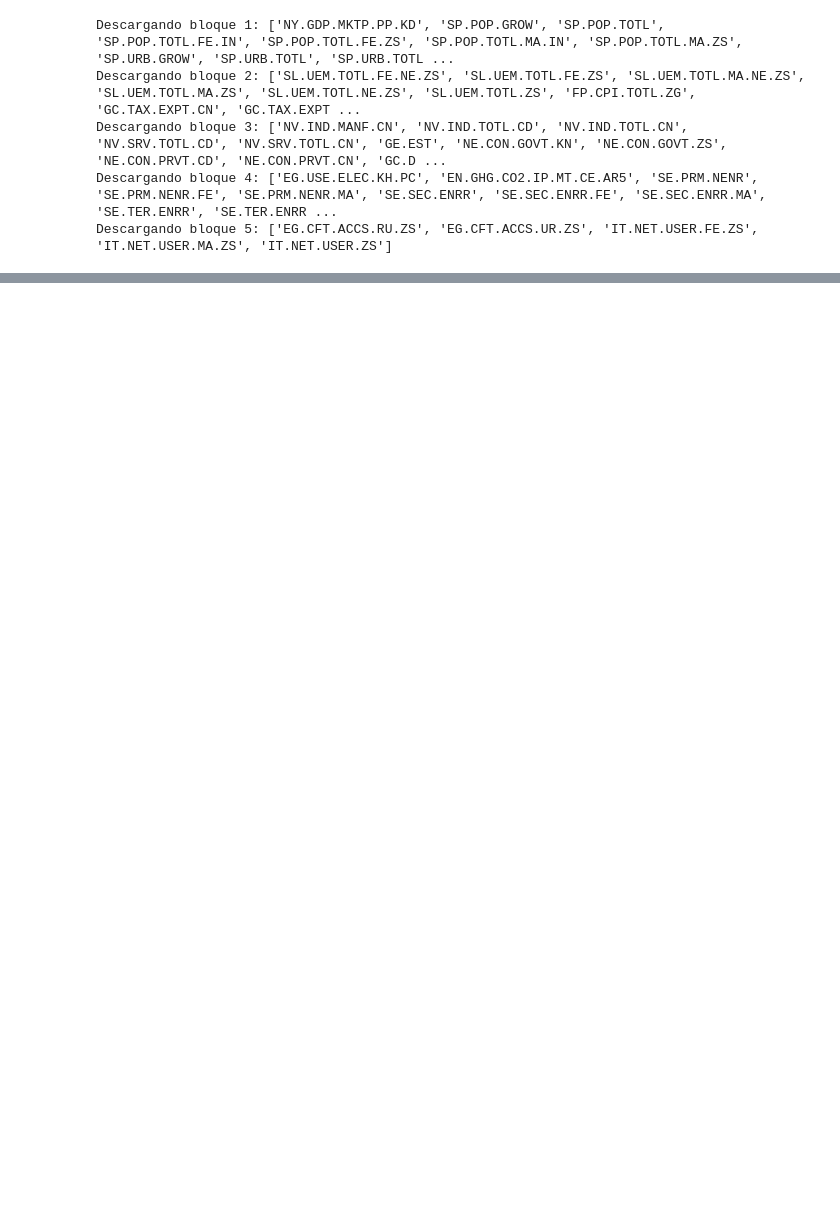
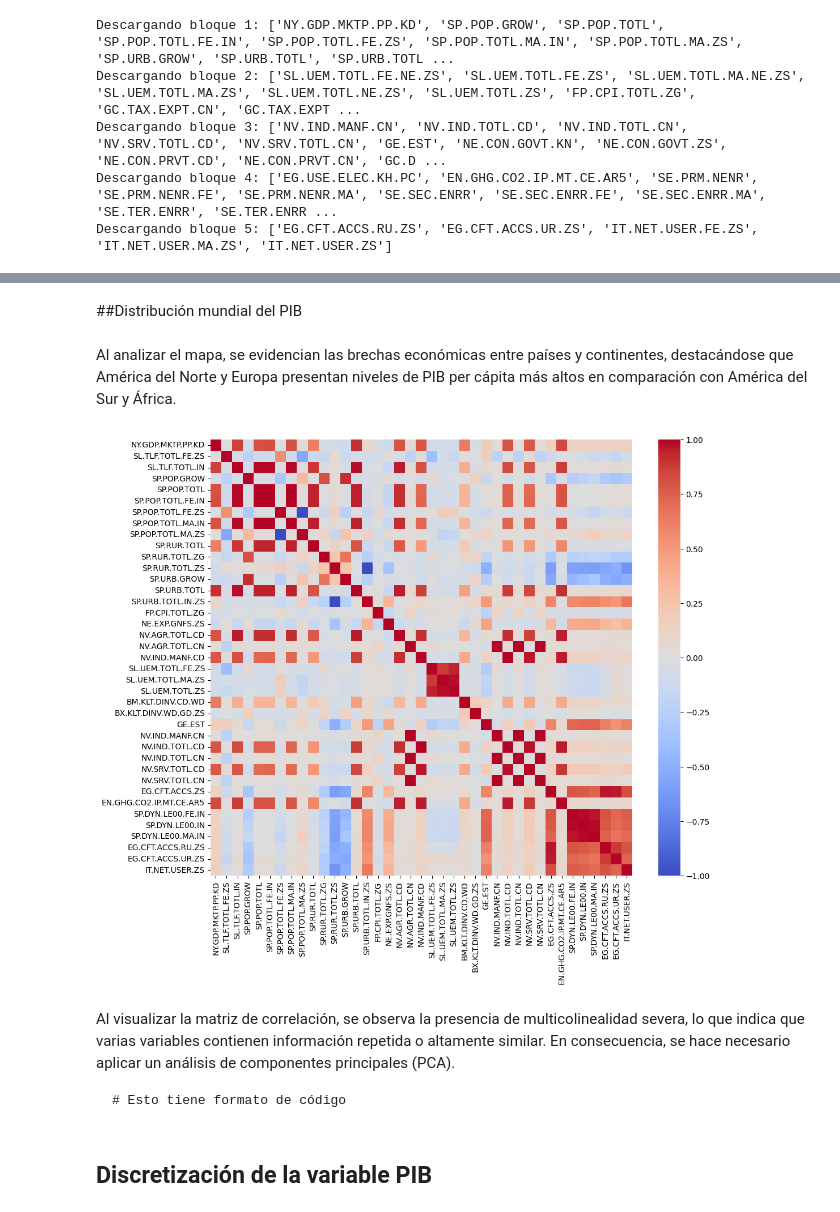
Before and after one commit to alexisrojas109/Portafolio, a Jupyter notebook: pib_wb.ipynb, the cells around one changed output, grey strips where cells are left out. Drawn from its saved outputs; the diff is of its cells as text; code cells hidden in the pictures; blank space fills up the shorter version.

````diff
--- a/pib_wb.ipynb
+++ b/pib_wb.ipynb
@@ -208,0 +354,21 @@ el  dataframe contiene 197 filas y36columnas y el cual posee 24 las cuales tiene
+# %% [markdown]
+##Distribución mundial del PIB
+# %% [markdown]
+Al analizar el mapa, se evidencian las brechas económicas entre países y continentes, destacándose que América del Norte y Europa presentan niveles de PIB per cápita más altos en comparación con América del Sur y África.
+# %%
+
+df_numerico = paises_wb_final.select_dtypes(include=[np.number])
+corr = df_numerico.corr()
+plt.figure(figsize=(12, 10))
+sns.heatmap(corr, cmap='coolwarm', vmin=-1, vmax=1)
+
+plt.show()
+# %% [output]
+[figure, added]
+# %% [markdown]
+
+Al visualizar la matriz de correlación, se observa la presencia de multicolinealidad severa, lo que indica que varias variables contienen información repetida o altamente similar. En consecuencia, se hace necesario aplicar un análisis de componentes principales (PCA).
+
+```
+# Esto tiene formato de código
+```
@@ -208,0 +383,2 @@ el  dataframe contiene 197 filas y36columnas y el cual posee 24 las cuales tiene
+# %% [markdown]
+## Discretización de la variable PIB
````
Also changed, not shown: parts of 66 cells of this notebook.
